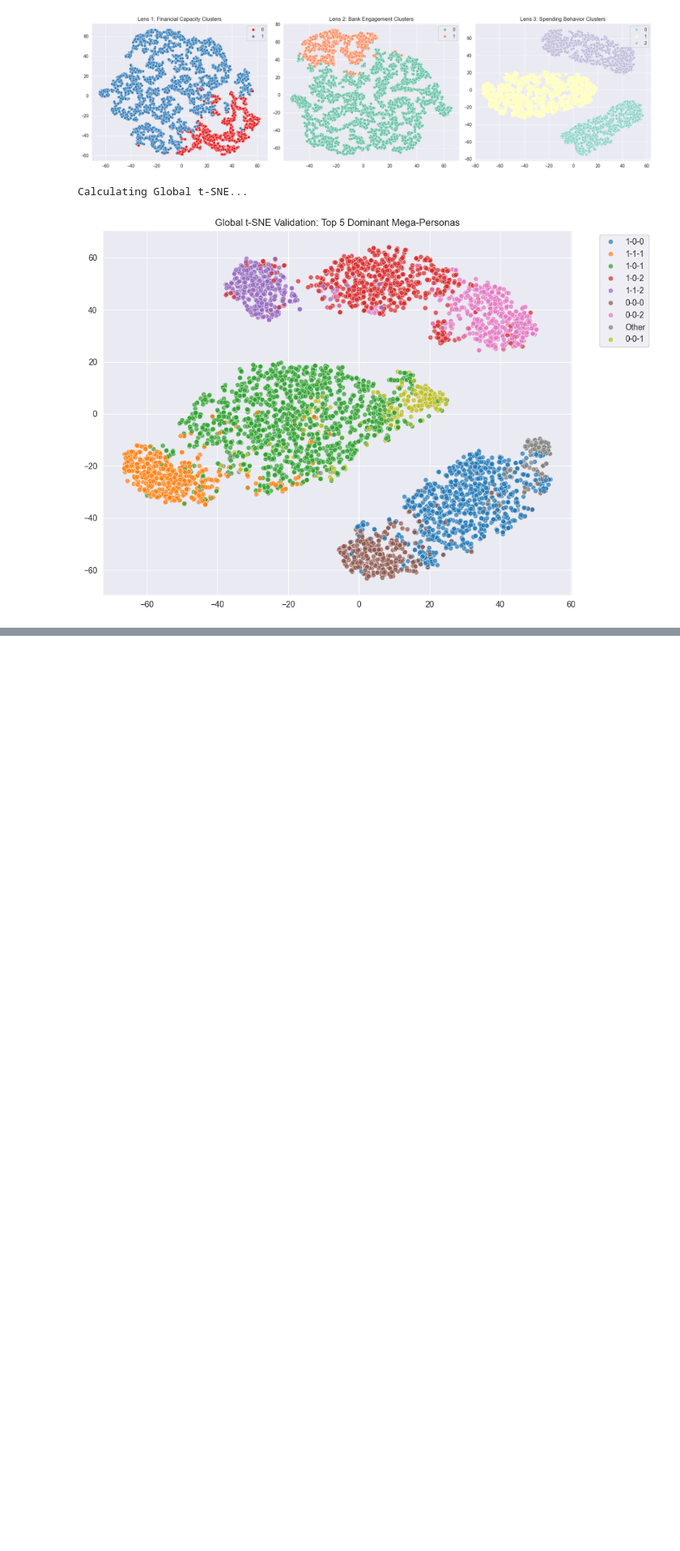
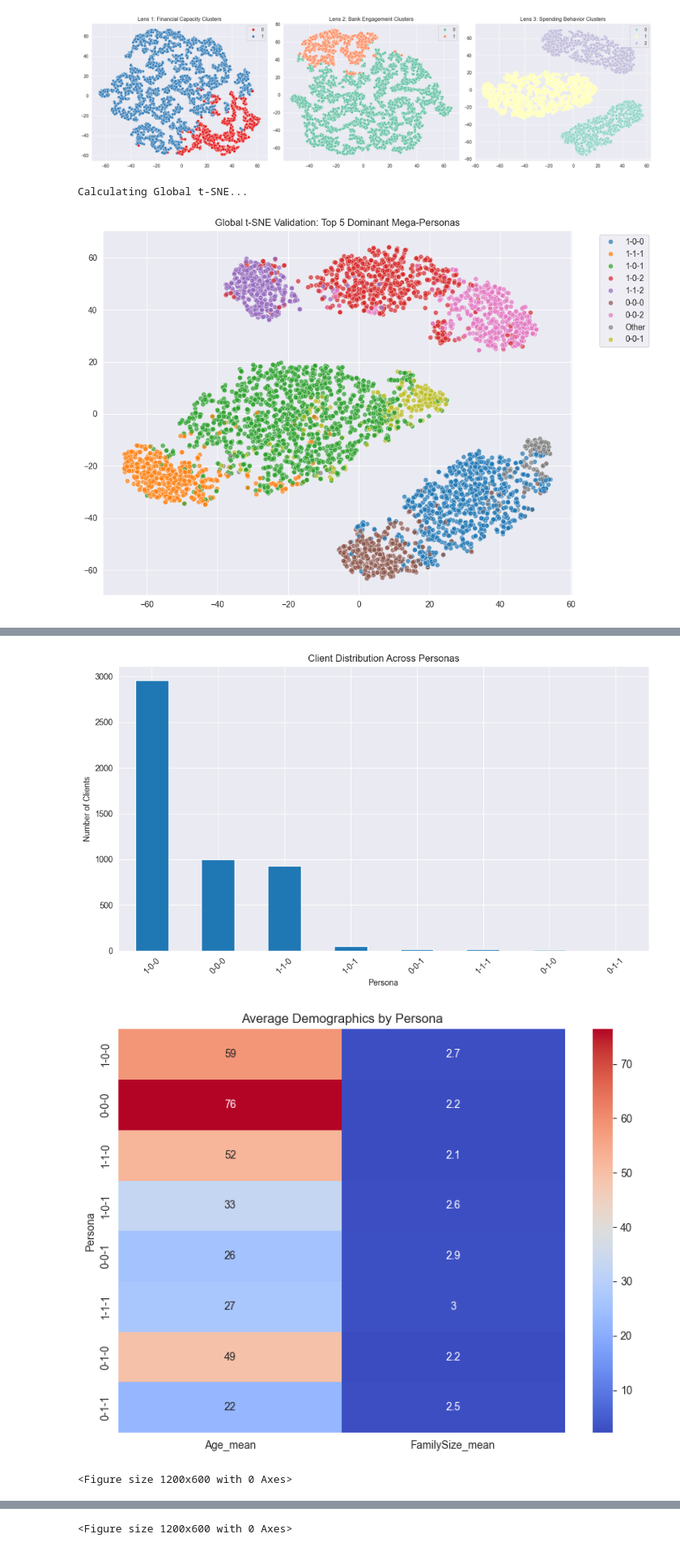
Before and after one commit to Smael-olk/Fintech, a Jupyter notebook: BusinessCase1/Main_Amir.ipynb, the cells around one changed output, grey strips where cells are left out. Shown at 81% size. Drawn from its saved outputs; the diff is of its cells as text; code cells hidden in the pictures; blank space fills up the shorter version.

Commit message:
I wanna die ahhhhhhh
Finally I'm getting very beautiful results

```diff
--- a/BusinessCase1/Main_Amir.ipynb
+++ b/BusinessCase1/Main_Amir.ipynb
@@ -498,0 +384,69 @@ plt.show()
+# %%
+# ── 9. PERSONA VISUALIZATIONS ────────────────────────────────────────────────
+
+fig_size_bar   = (10, 6)
+fig_size_box   = (12, 6)
+fig_size_stack = (12, 6)
+
+# ── CLIENT COUNT ──────────────────────────────────────────────────────────────
+
+persona_counts = df_final['Mega_Persona'].value_counts()
+
+plt.figure(figsize=fig_size_bar)
+persona_counts.plot(kind='bar')
+plt.title("Client Distribution Across Personas")
+plt.xlabel("Persona")
+plt.ylabel("Number of Clients")
+plt.xticks(rotation=45)
+plt.tight_layout()
+plt.show()
+
+# ── HEATMAP: mean Age & FamilySize ───────────────────────────────────────────
+
+plt.figure(figsize=(8, 6))
+sns.heatmap(persona_profile[['Age_mean', 'FamilySize_mean']], annot=True, cmap="coolwarm")
+plt.title("Average Demographics by Persona")
+plt.ylabel("Persona")
+plt.tight_layout()
+plt.show()
+
+# ── BOXPLOTS: continuous demographics ────────────────────────────────────────
+
+for col, label in [('Age', 'Age'), ('FamilySize', 'Family Size')]:
+    plt.figure(figsize=fig_size_box)
+    df_final.boxplot(column=col, by='Mega_Persona')
+    plt.title(f"{label} Distribution by Persona")
+    plt.suptitle("")
+    plt.xlabel("Persona")
+    plt.ylabel(label)
+    plt.xticks(rotation=45)
+    plt.tight_layout()
+    plt.show()
+
+# ── STACKED BARS: categorical demographics ───────────────────────────────────
+
+for col, label in [
+    ('Gender',   'Gender'),
+    ('Job',      'Job'),
+    ('Area',     'Area'),
+    ('CitySize', 'City Size'),
+]:
+    share = (
+        df_final
+        .groupby(['Mega_Persona', col])
+        .size()
+        .unstack()
+        .apply(lambda x: x / x.sum(), axis=1)
+    )
+    share.plot(kind='bar', stacked=True, figsize=fig_size_stack)
+    plt.title(f"{label} Composition of Personas")
+    plt.xlabel("Persona")
+    plt.ylabel("Share")
+    plt.xticks(rotation=45)
+    plt.legend(title=label)
+    plt.tight_layout()
+    plt.show()
+# %% [output]
+[figure, added]
+[figure, added]
+<Figure size 1200x600 with 0 Axes>
@@ -498,0 +454 @@ plt.show()
+<Figure size 1200x600 with 0 Axes>
```
Also changed, not shown: parts of 12 cells of this notebook, 1 other file.
